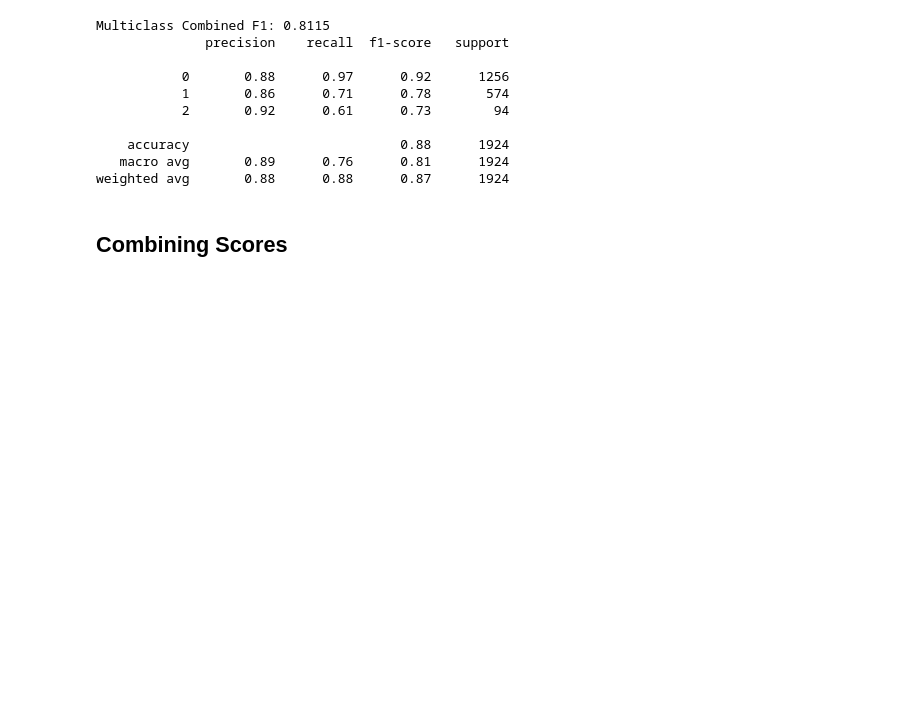
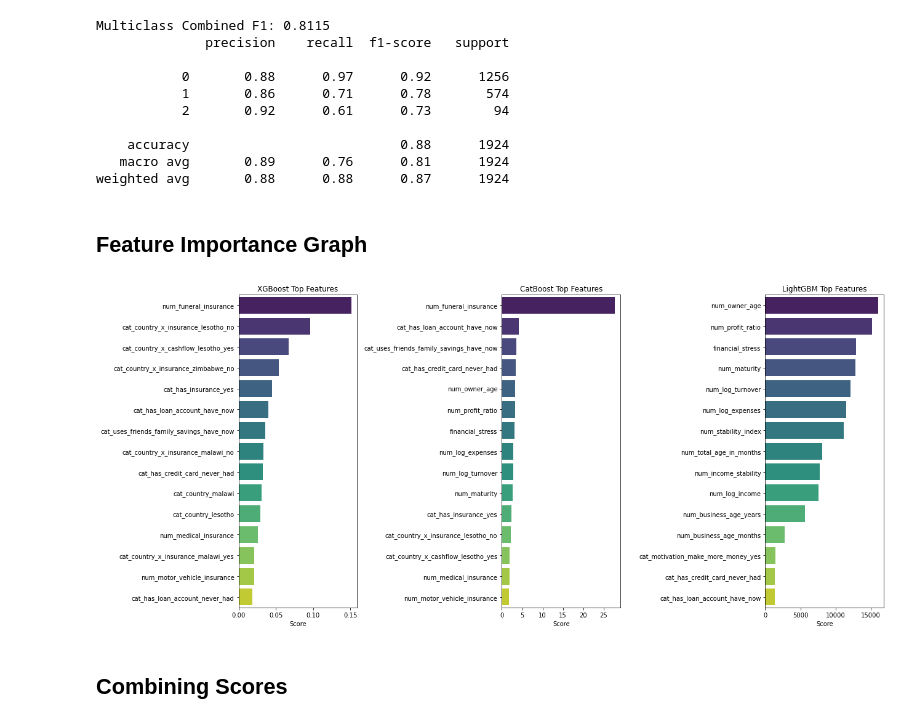
Before and after one commit to aakriti1604/financial-health-prediction-classification, a Jupyter notebook: notebooks/02_Model_Training.ipynb, the cells around one changed output. Drawn from its saved outputs; the diff is of its cells as text; code cells hidden in the pictures; blank space fills up the shorter version.

Commit message:
updated model notebook to include visualization

```diff
--- a/notebooks/02_Model_Training.ipynb
+++ b/notebooks/02_Model_Training.ipynb
@@ -21,8 +23,8 @@ from sklearn.linear_model import LogisticRegression
 # %% [markdown]
 ## Import Data
 # %%
-train_df = pd.read_csv('data/processed/processed_train.csv')
-test_df = pd.read_csv('data/processed/processed_test.csv')
+train_df = pd.read_csv('/data/processed/processed_train.csv')
+test_df = pd.read_csv('/data/processed/processed_test.csv')
 # %% [markdown]
 ## Feature Encoding
 # %%
@@ -366,6 +295,41 @@ Multiclass Combined F1: 0.8115
     accuracy                           0.88      1924
    macro avg       0.89      0.76      0.81      1924
 weighted avg       0.88      0.88      0.87      1924
+# %% [markdown]
+## Feature Importance Graph
+# %%
+def plot_importance(models, model_names, feature_names, top_n=15):
+    fig, axes = plt.subplots(1, len(models), figsize=(18, 8))
+
+    for i, model in enumerate(models):
+        # Extract importance
+        if hasattr(model, 'feature_importances_'):
+            importances = model.feature_importances_
+        else:
+            # Fallback for models that might store it differently
+            importances = model.get_feature_importances()
+
+        data = pd.DataFrame({
+            'Feature': feature_names,
+            'Importance': importances
+        }).sort_values(by='Importance', ascending=False).head(top_n)
+
+        sns.barplot(x='Importance', y='Feature', data=data, ax=axes[i], palette='viridis')
+        axes[i].set_title(f'{model_names[i]} Top Features')
+        axes[i].set_xlabel('Score')
+        axes[i].set_ylabel('')
+
+    plt.tight_layout()
+    plt.show()
+
+# Usage (Replace with your actual model variables and column list)
+plot_importance(
+    models=[xgb_model, cat, lgbm],
+    model_names=['XGBoost', 'CatBoost', 'LightGBM'],
+    feature_names=X_train_light.columns
+)
+# %% [output]
+[figure, added]
 # %% [markdown]
 ## Combining Scores
 # %%
```
Also changed, not shown: parts of 8 cells of this notebook.
